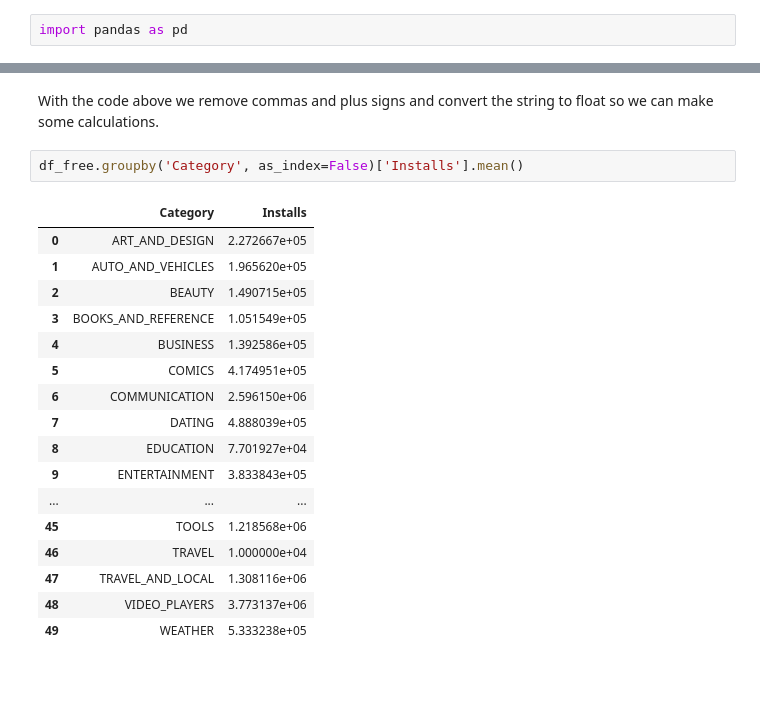
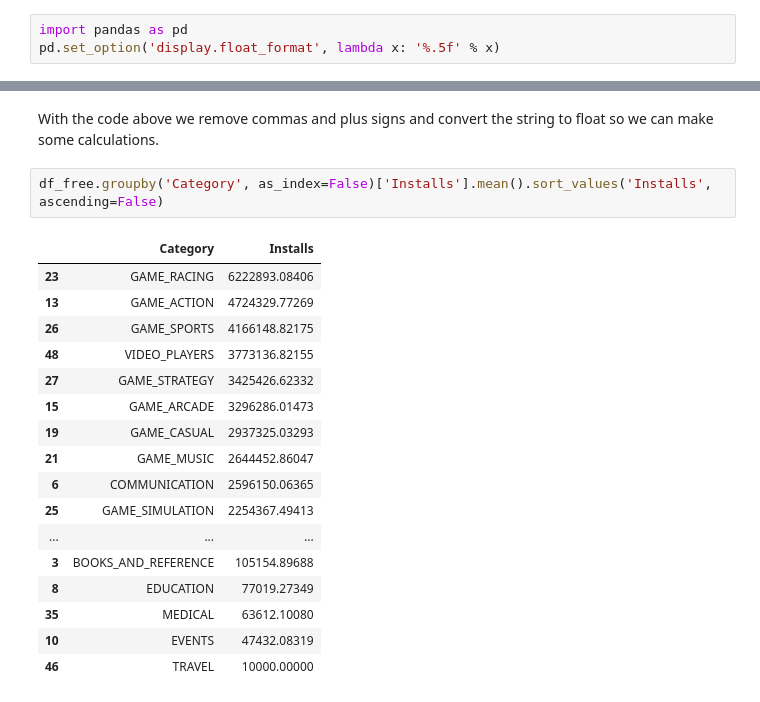
Before and after one commit to guifa/google-play-market-analysis, a Jupyter notebook: notebooks/goole-play-market-analysis.ipynb, the cells around one changed output, grey strips where cells are left out. Saved outputs shown, nothing was run; the diff lists cells and outputs as text.

Commit message:
Change pandas options to supress cientific notation

```diff
--- a/notebooks/goole-play-market-analysis.ipynb
+++ b/notebooks/goole-play-market-analysis.ipynb
@@ -124,6 +124,7 @@ for app in google_play_data:
 This would work just fine for a small data set. But in this data set it just takes too long, so for now I'll start using pandas
 # %%
 import pandas as pd
+pd.set_option('display.float_format', lambda x: '%.5f' % x)
 # %%
 df = pd.read_csv('..\\data\\raw\\Google-Playstore-Full.csv', low_memory=False)
 # %%
@@ -254,22 +271,22 @@ df_free['Installs'] = df_free['Installs'].apply(lambda x: float(x.replace(',', '
 # %% [markdown]
 With the code above we remove commas and plus signs and convert the string to float so we can make some calculations.
 # %%
-df_free.groupby('Category', as_index=False)['Installs'].mean()
+df_free.groupby('Category', as_index=False)['Installs'].mean().sort_values('Installs', ascending=False)
 # %% [output]
 |  | Category | Installs |
-| 0 | ART_AND_DESIGN | 2.272667e+05 |
-| 1 | AUTO_AND_VEHICLES | 1.965620e+05 |
-| 2 | BEAUTY | 1.490715e+05 |
-| 3 | BOOKS_AND_REFERENCE | 1.051549e+05 |
-| 4 | BUSINESS | 1.392586e+05 |
-| 5 | COMICS | 4.174951e+05 |
-| 6 | COMMUNICATION | 2.596150e+06 |
-| 7 | DATING | 4.888039e+05 |
-| 8 | EDUCATION | 7.701927e+04 |
-| 9 | ENTERTAINMENT | 3.833843e+05 |
+| 23 | GAME_RACING | 6222893.08406 |
+| 13 | GAME_ACTION | 4724329.77269 |
+| 26 | GAME_SPORTS | 4166148.82175 |
+| 48 | VIDEO_PLAYERS | 3773136.82155 |
+| 27 | GAME_STRATEGY | 3425426.62332 |
+| 15 | GAME_ARCADE | 3296286.01473 |
+| 19 | GAME_CASUAL | 2937325.03293 |
+| 21 | GAME_MUSIC | 2644452.86047 |
+| 6 | COMMUNICATION | 2596150.06365 |
+| 25 | GAME_SIMULATION | 2254367.49413 |
 | ... | ... | ... |
-| 45 | TOOLS | 1.218568e+06 |
-| 46 | TRAVEL | 1.000000e+04 |
-| 47 | TRAVEL_AND_LOCAL | 1.308116e+06 |
-| 48 | VIDEO_PLAYERS | 3.773137e+06 |
-| 49 | WEATHER | 5.333238e+05 |
+| 3 | BOOKS_AND_REFERENCE | 105154.89688 |
+| 8 | EDUCATION | 77019.27349 |
+| 35 | MEDICAL | 63612.10080 |
+| 10 | EVENTS | 47432.08319 |
+| 46 | TRAVEL | 10000.00000 |
```
Also changed, not shown: parts of 2 cells of this notebook.
